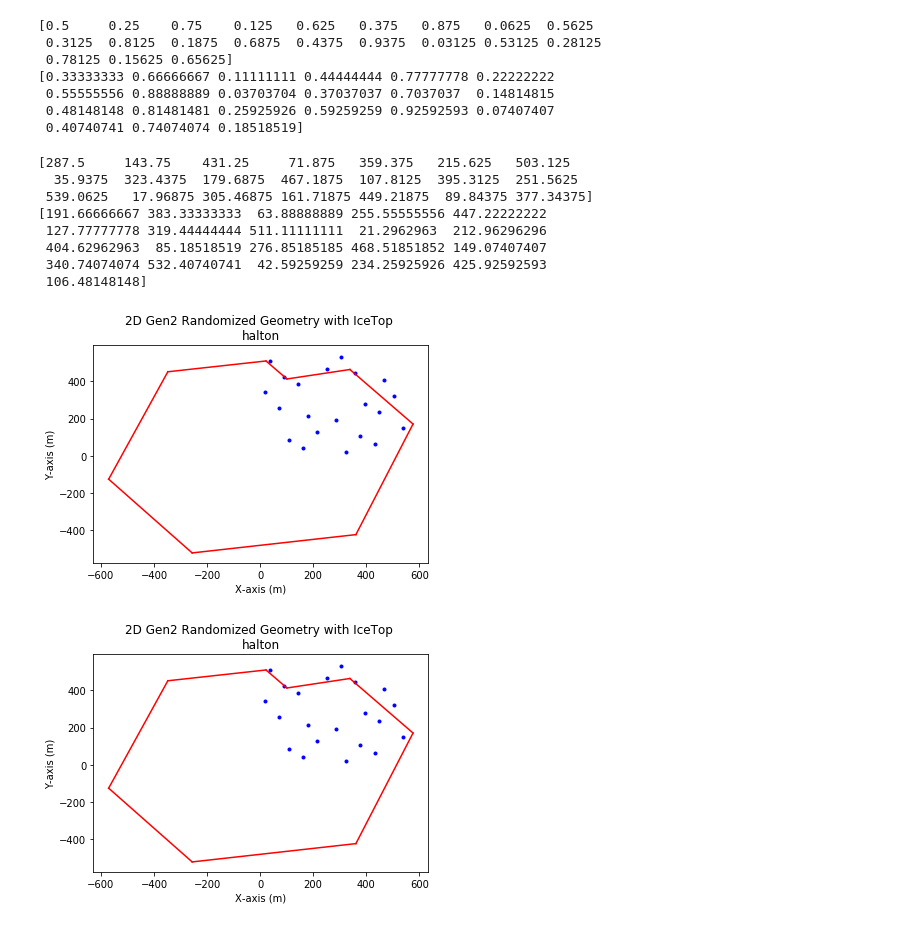
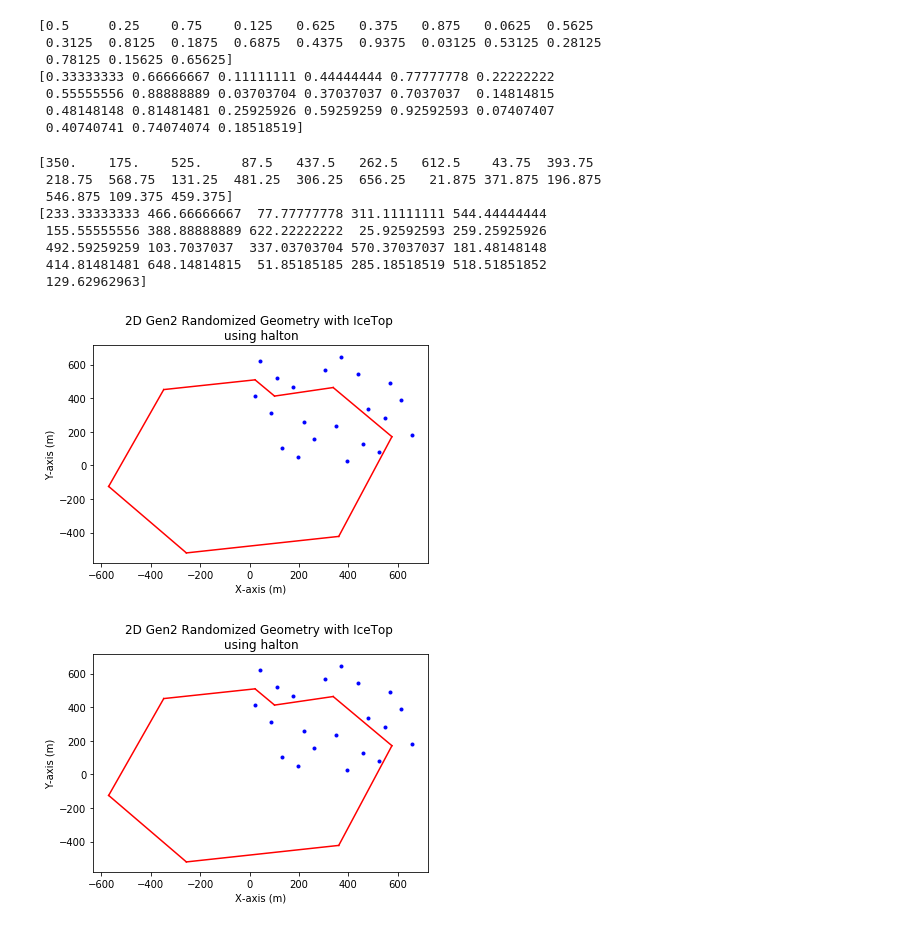
Before and after one commit to Patricia-Mcmillin/PMcmillin_REU, a Jupyter notebook: halton_sequence.ipynb, the cells around one changed output. Drawn from its saved outputs; the diff is of its cells as text; code cells hidden in the pictures.

Commit message:
first plots with halton sequence, need centered

```diff
--- a/halton_sequence.ipynb
+++ b/halton_sequence.ipynb
@@ -62,19 +62,3 @@ def IC_bounds():
     plt.plot(x50_x6, y50_y6, color='red')
     plt.plot(x6_x1, y6_y1, color='red')
     plt.plot(x1_x31, y1_y31, color='red')
-# %%
-#off of wikipedia
-def halton(b):
-    #Generator function for Halton sequence.
-    n, d = 0, 1
-    while True:
-        x = d - n
-        if x == 1:
-            n = 1
-            d *= b
-        else:
-            y = d // b
-            while x <= y:
-                y //= b
-            n = (b + 1) * y - x
-        return n / d
@@ -182,20 +161,20 @@ print(y)
  0.48148148 0.81481481 0.25925926 0.59259259 0.92592593 0.07407407
  0.40740741 0.74074074 0.18518519]
 # %%
-x = 575*x
-y = 575*y
+x = 700*x
+y = 700*y
 
 print(x)
 print(y)
 # %% [output]
-[287.5     143.75    431.25     71.875   359.375   215.625   503.125
-  35.9375  323.4375  179.6875  467.1875  107.8125  395.3125  251.5625
- 539.0625   17.96875 305.46875 161.71875 449.21875  89.84375 377.34375]
-[191.66666667 383.33333333  63.88888889 255.55555556 447.22222222
- 127.77777778 319.44444444 511.11111111  21.2962963  212.96296296
- 404.62962963  85.18518519 276.85185185 468.51851852 149.07407407
- 340.74074074 532.40740741  42.59259259 234.25925926 425.92592593
- 106.48148148]
+[350.    175.    525.     87.5   437.5   262.5   612.5    43.75  393.75
+ 218.75  568.75  131.25  481.25  306.25  656.25   21.875 371.875 196.875
+ 546.875 109.375 459.375]
+[233.33333333 466.66666667  77.77777778 311.11111111 544.44444444
+ 155.55555556 388.88888889 622.22222222  25.92592593 259.25925926
+ 492.59259259 103.7037037  337.03703704 570.37037037 181.48148148
+ 414.81481481 648.14814815  51.85185185 285.18518519 518.51851852
+ 129.62962963]
 # %%
 """  x: choosen x cooordinates
      y: choosen y coordinates
@@ -211,7 +190,7 @@ def plot_2d_icetop(x, y, random_gen):
     ax.scatter(x, y, s =9, c='blue')
     return fig
 # %%
-plot_2d_icetop(x,y, "halton")
+plot_2d_icetop(x,y, "using halton")
 # %% [output]
-[figure, old version]
+[figure, new version]
-[figure, old version]
+[figure, new version]
```
Also changed, not shown: parts of 1 cell of this notebook.
